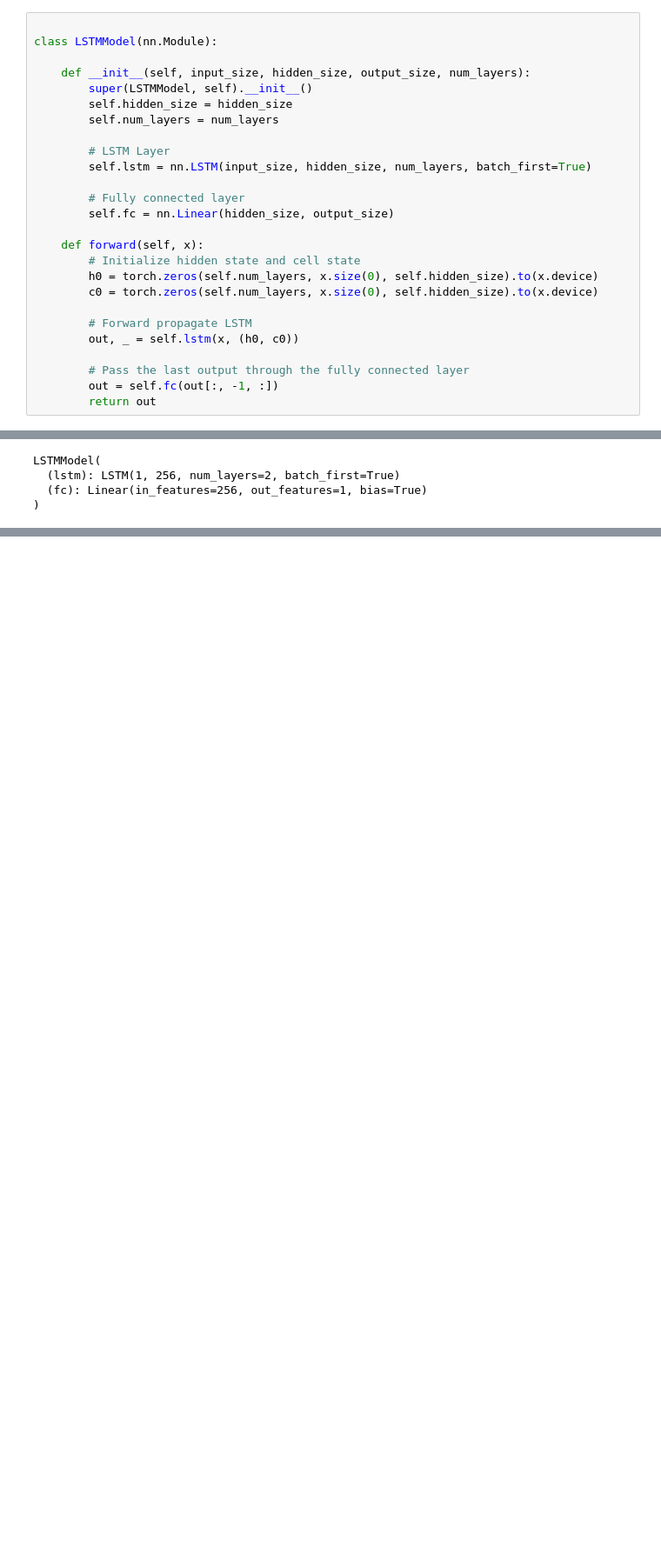
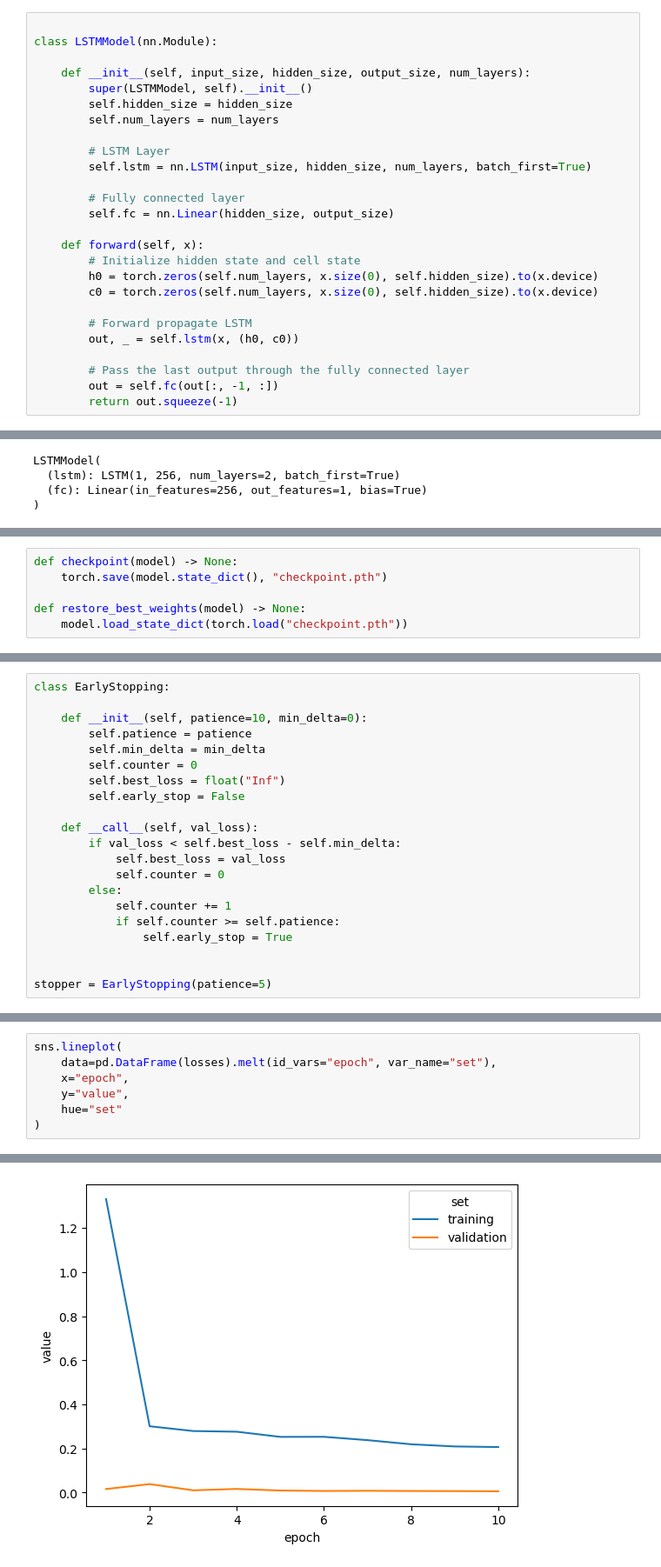
Before and after one commit to kssrr/migration-flow-prediction, a Jupyter notebook: src/plain_lstm.ipynb, the cells around one changed output, grey strips where cells are left out. Shown: that part at 87% size. Saved outputs shown, nothing was run; the diff lists cells and outputs as text; blank space fills up the shorter version.

```diff
--- a/src/plain_lstm.ipynb
+++ b/src/plain_lstm.ipynb
@@ -132,7 +135,7 @@ class LSTMModel(nn.Module):
 
         # Pass the last output through the fully connected layer
         out = self.fc(out[:, -1, :])
-        return out
+        return out.squeeze(-1)
 # %% [markdown]
 Parameters:
 # %%
@@ -177,0 +156,6 @@ for epoch in range(num_epochs):
+# %%
+def checkpoint(model) -> None:
+    torch.save(model.state_dict(), "checkpoint.pth")
+
+def restore_best_weights(model) -> None:
+    model.load_state_dict(torch.load("checkpoint.pth"))
@@ -177,0 +164,21 @@ for epoch in range(num_epochs):
+# %%
+class EarlyStopping:
+
+    def __init__(self, patience=10, min_delta=0):
+        self.patience = patience
+        self.min_delta = min_delta
+        self.counter = 0
+        self.best_loss = float("Inf")
+        self.early_stop = False
+
+    def __call__(self, val_loss):
+        if val_loss < self.best_loss - self.min_delta:
+            self.best_loss = val_loss
+            self.counter = 0
+        else:
+            self.counter += 1
+            if self.counter >= self.patience:
+                self.early_stop = True
+
+
+stopper = EarlyStopping(patience=5)
@@ -177,0 +251,8 @@ for epoch in range(num_epochs):
+# %%
+sns.lineplot(
+    data=pd.DataFrame(losses).melt(id_vars="epoch", var_name="set"),
+    x="epoch",
+    y="value",
+    hue="set"
+)
+# %% [output]
@@ -177,0 +260 @@ for epoch in range(num_epochs):
+[figure, added]
```
Also changed, not shown: parts of 13 cells of this notebook.
